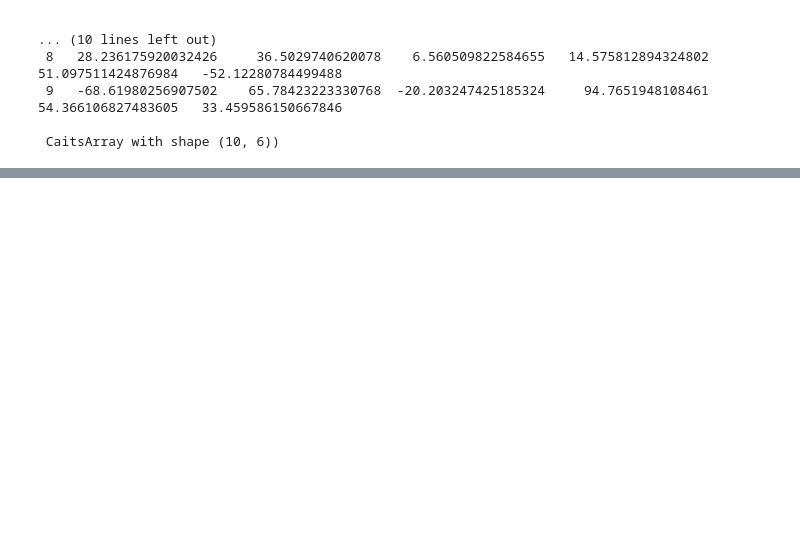
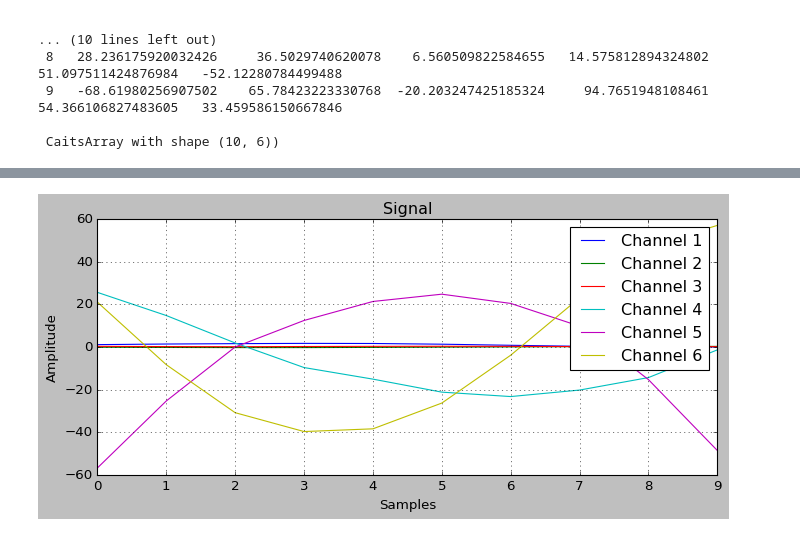
Before and after one commit to AIoT-Group-UoP/crossai-ts, a Jupyter notebook: examples/_dataset3_test.ipynb, the cells around one changed output, grey strips where cells are left out. Saved outputs shown, nothing was run; the diff lists cells and outputs as text; code cells hidden in the pictures; blank space fills up the shorter version.

```diff
--- a/examples/_dataset3_test.ipynb
+++ b/examples/_dataset3_test.ipynb
@@ -734,0 +758,4 @@ augmented_tmp_train.X[0], augmented_tmp_train.X[20178]
+# %%
+plot_signal(tmp_test.X[0].values, return_mode=False)
+# %% [output]
+[figure, added]
```
Also changed, not shown: parts of 5 cells of this notebook.
